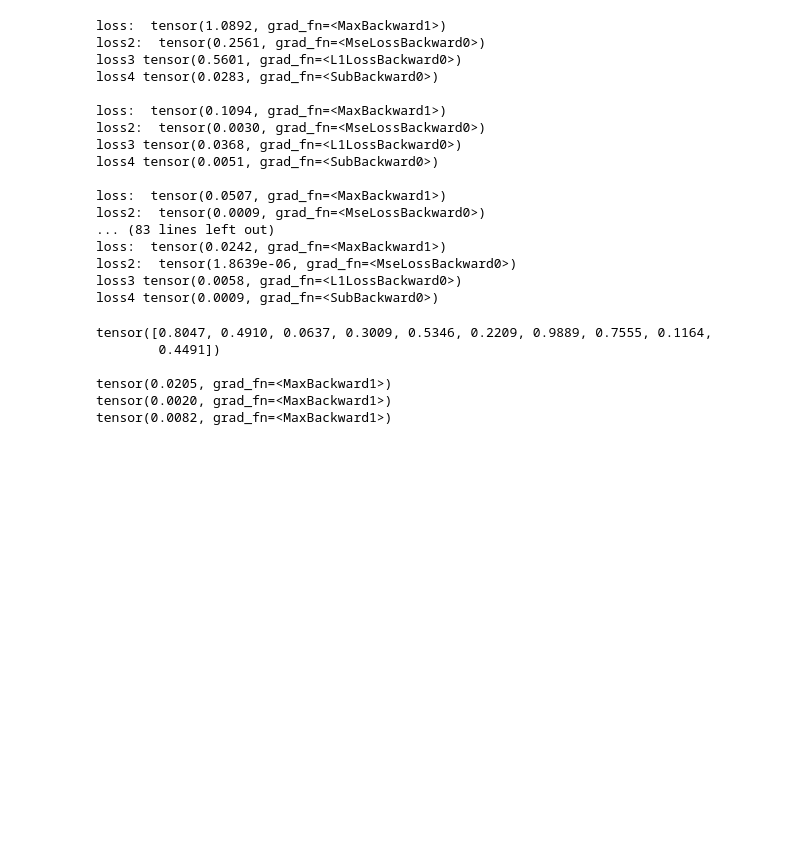
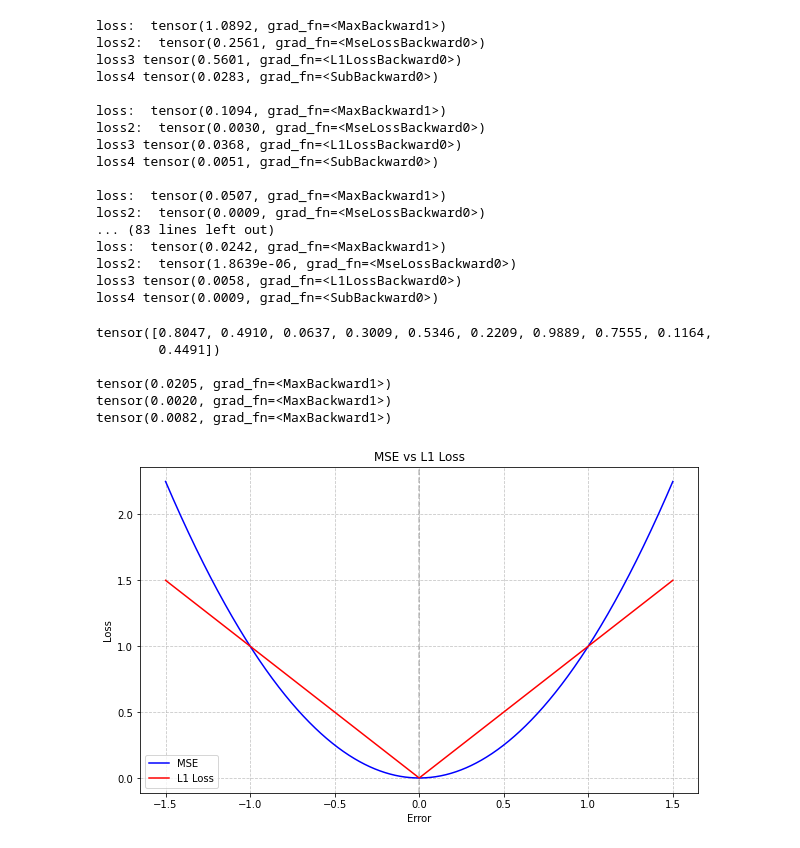
Before and after one commit to jankabzinski/reasonable-embeddings, a Jupyter notebook: src/x.ipynb, the cells around one changed output. Saved outputs shown, nothing was run; the diff lists cells and outputs as text; code cells hidden in the pictures; blank space fills up the shorter version.

```diff
--- a/src/x.ipynb
+++ b/src/x.ipynb
@@ -465,3 +465,33 @@ trained_reasoner.load_state_dict(torch.load('local/out/exp/20240630T144632/reaso
 
 
 		return loss
+# %%
+import numpy as np
+import matplotlib.pyplot as plt
+
+# Generate data points
+x = np.linspace(-1.5, 1.5, 1000)
+
+# Calculate MSE and L1 Loss
+mse = x**2  # MSE is just x^2
+l1_loss = np.abs(x)  # L1 Loss is the absolute value of x
+
+# Create the plot
+plt.figure(figsize=(10, 6))
+plt.plot(x, mse, label='MSE', color='blue')
+plt.plot(x, l1_loss, label='L1 Loss', color='red')
+
+# Customize the plot
+plt.title('MSE vs L1 Loss')
+plt.xlabel('Error')
+plt.ylabel('Loss')
+plt.legend()
+plt.grid(True, linestyle='--', alpha=0.7)
+
+# Add vertical line at x=0 for reference
+plt.axvline(x=0, color='gray', linestyle='--', alpha=0.5)
+
+# Show the plot
+plt.show()
+# %% [output]
+[figure, added]
```
